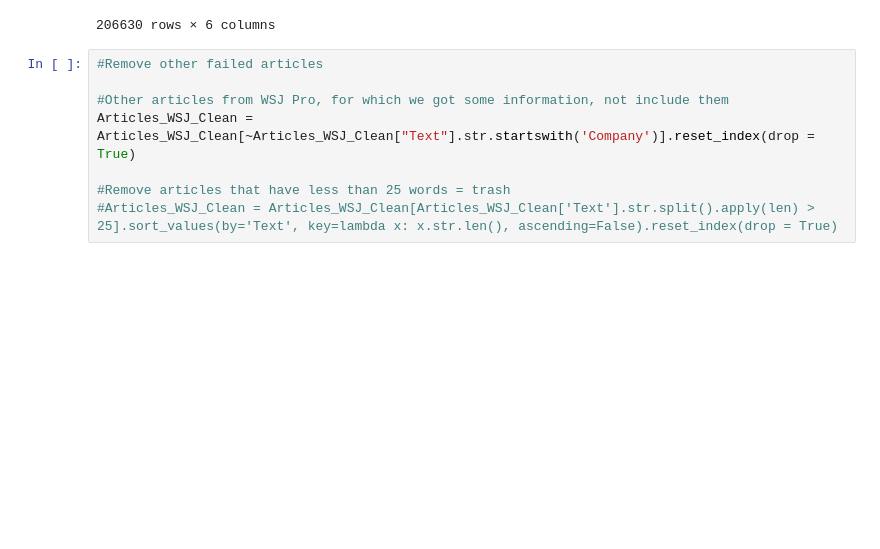
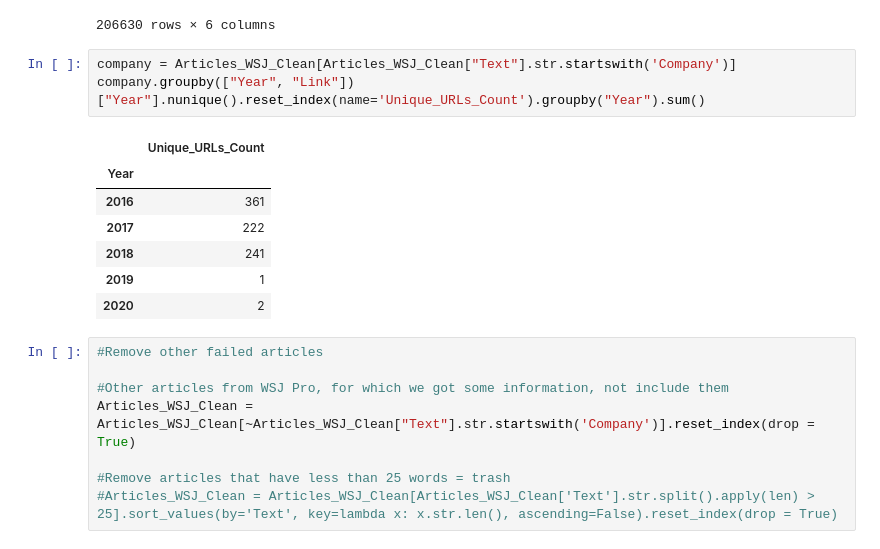
Before and after one commit to TBoedt/Constructing-A-Climate-Change-Concern-Index-Based-Upon-US-Newspaper-Articles, a Jupyter notebook: Checking_URLs_Articles.ipynb, the cells around one changed output. Saved outputs shown, nothing was run; the diff lists cells and outputs as text; blank space fills up the shorter version.

```diff
--- a/Checking_URLs_Articles.ipynb
+++ b/Checking_URLs_Articles.ipynb
@@ -399,6 +399,17 @@ Articles_WSJ_Clean
 | 206628 | A Terrorist’s Big Payday, Courtes... | Ottawa | https://www.wsj.com/articles/a-te... | 2017-07-16 | Wall_Street_Journal | 2017 |
 | 206629 | Seeing a Donor’s Vision | Washington | https://www.wsj.com/articles/seei... | 2017-10-17 | Wall_Street_Journal | 2017 |
 206630 rows × 6 columns
+# %%
+company = Articles_WSJ_Clean[Articles_WSJ_Clean["Text"].str.startswith('Company')]
+company.groupby(["Year", "Link"])["Year"].nunique().reset_index(name='Unique_URLs_Count').groupby("Year").sum()
+# %% [output]
+|  | Unique_URLs_Count |
+| Year |  |
+| 2016 | 361 |
+| 2017 | 222 |
+| 2018 | 241 |
+| 2019 | 1 |
+| 2020 | 2 |
 # %%
 #Remove other failed articles
 
```
Also changed, not shown: parts of 4 cells of this notebook, 2 other files.
